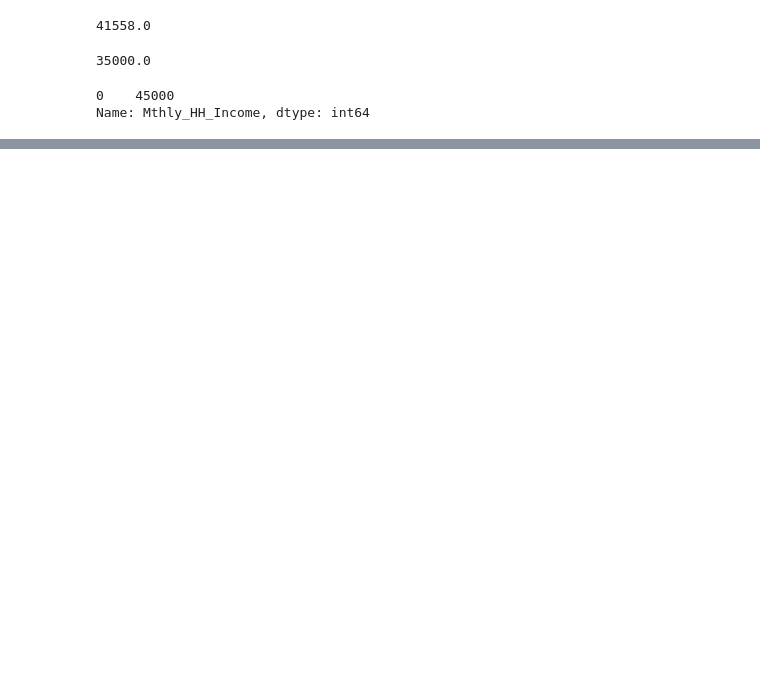
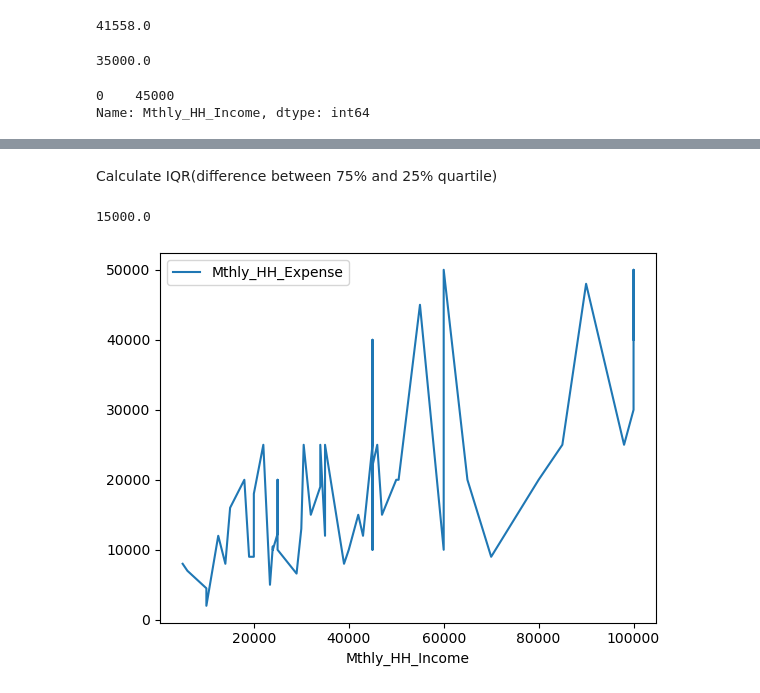
Before and after one commit to pmkmohan/EDA-and-Descriptive-STATs, a Jupyter notebook: DescriptiveStatics.ipynb, the cells around one changed output, grey strips where cells are left out. Drawn from its saved outputs; the diff is of its cells as text; code cells hidden in the pictures; blank space fills up the shorter version.

```diff
--- a/DescriptiveStatics.ipynb
+++ b/DescriptiveStatics.ipynb
@@ -91,0 +123,9 @@ i
+# %% [markdown]
+Calculate IQR(difference between 75% and 25% quartile)
+# %%
+income_df.plot(x="Mthly_HH_Income", y="Mthly_HH_Expense")
+IQR=income_df["Mthly_HH_Expense"].quantile(0.75)-income_df["Mthly_HH_Expense"].quantile(0.25)
+IQR
+# %% [output]
+15000.0
+[figure, added]
```
Also changed, not shown: parts of 14 cells of this notebook.
